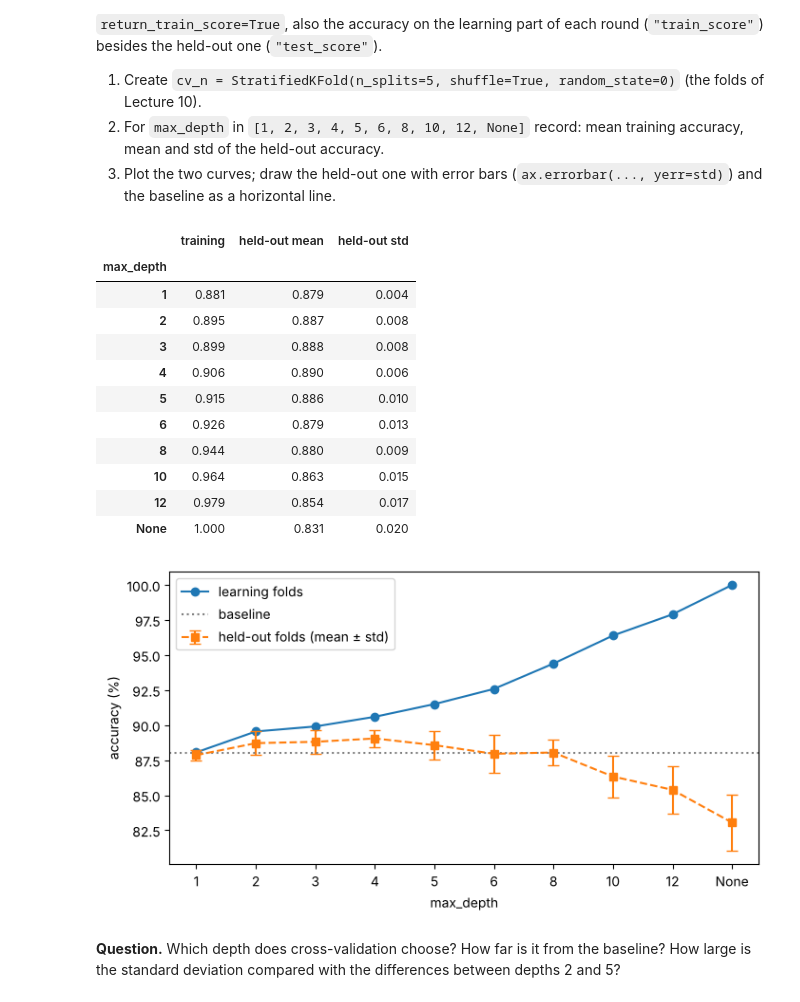
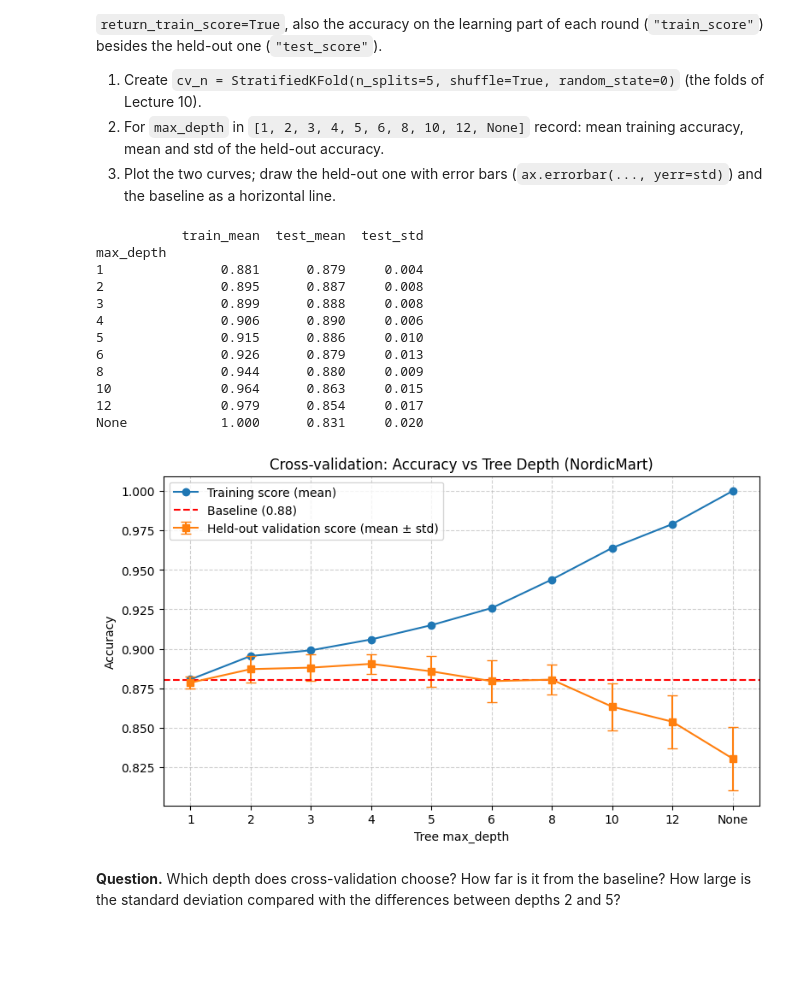
Before and after one commit to MercuryDCD/LAB-DATAMINING-MACHINELEARNING, a Jupyter notebook: ML_Lab/notebooks/lab02-dt/lab02-dt-dani.ipynb, the cells around one changed output. Saved outputs shown, nothing was run; the diff lists cells and outputs as text; code cells hidden in the pictures; blank space fills up the shorter version.

```diff
--- a/ML_Lab/notebooks/lab02-dt/lab02-dt-dani.ipynb
+++ b/ML_Lab/notebooks/lab02-dt/lab02-dt-dani.ipynb
@@ -712,4 +805,18 @@ Print depth and number of leaves, training and test accuracy, and compare with t
 Then show the cross-table of actual vs predicted classes on the test set (`pd.crosstab`, as in Lab 1).
 # %%
 # your code here
+tree = DecisionTreeClassifier(random_state=0)
+tree.fit(X_train_n, y_train_n)
+
+print(f"Leaves: {tree.get_n_leaves()} | Depth: {tree.get_depth()}")
+
+train_acc = tree.score(X_train_n, y_train_n)
+test_acc = tree.score(X_test_n, y_test_n)
+print(f"Train accuracy:    {train_acc:.4f} ({train_acc:.1%})")
+print(f"Test accuracy:     {test_acc:.4f} ({test_acc:.1%})")
+print(f"Baseline accuracy: {baseline_acc:.4f} ({baseline_acc:.1%})")
+
+y_pred_n = tree.predict(X_test_n)
+print("\nTest set cross-table (actual vs predicted):")
+print(pd.crosstab(y_test_n, y_pred_n, rownames=["actual"], colnames=["predicted"]))
 # %% [output]
@@ -733,23 +856,52 @@ on the learning part of each round (`"train_score"`) besides the held-out one (`
 1. Plot the two curves; draw the held-out one with error bars (`ax.errorbar(..., yerr=std)`) and the baseline as a horizontal line.
 # %%
 # your code here
+cv_n = StratifiedKFold(n_splits=5, shuffle=True, random_state=0)
+max_depth = [1, 2, 3, 4, 5, 6, 8, 10, 12, None]
+
+rows = []
+for d in max_depth:
+    res = cross_validate(
+        DecisionTreeClassifier(max_depth=d, random_state=0),
+        X_train_n, y_train_n, cv=cv_n, return_train_score=True
+    )
+    rows.append({
+        "max_depth": str(d),
+        "train_mean": res["train_score"].mean(),
+        "test_mean": res["test_score"].mean(),
+        "test_std": res["test_score"].std()
+    })
+
+df_cv_results = pd.DataFrame(rows).set_index("max_depth")
+print(df_cv_results.round(4))
 # %% [output]
-|  | training | held-out mean | held-out std |
-| max_depth |  |  |  |
-| 1 | 0.881 | 0.879 | 0.004 |
-| 2 | 0.895 | 0.887 | 0.008 |
-| 3 | 0.899 | 0.888 | 0.008 |
-| 4 | 0.906 | 0.890 | 0.006 |
-| 5 | 0.915 | 0.886 | 0.010 |
-| 6 | 0.926 | 0.879 | 0.013 |
-| 8 | 0.944 | 0.880 | 0.009 |
-| 10 | 0.964 | 0.863 | 0.015 |
-| 12 | 0.979 | 0.854 | 0.017 |
-| None | 1.000 | 0.831 | 0.020 |
+           train_mean  test_mean  test_std
+max_depth
+1               0.881      0.879     0.004
+2               0.895      0.887     0.008
+3               0.899      0.888     0.008
+4               0.906      0.890     0.006
+5               0.915      0.886     0.010
+6               0.926      0.879     0.013
+8               0.944      0.880     0.009
+10              0.964      0.863     0.015
+12              0.979      0.854     0.017
+None            1.000      0.831     0.020
 # %%
 # your code here
+plt.figure(figsize=(9, 5))
+x = df_cv_results.index
+plt.plot(x, df_cv_results["train_mean"], marker="o", label="Training score (mean)")
+plt.errorbar(x, df_cv_results["test_mean"], yerr=df_cv_results["test_std"], marker="s", capsize=4, label="Held-out validation score (mean ± std)")
+plt.axhline(baseline_acc, color="red", linestyle="--", label=f"Baseline ({baseline_acc:.2f})")
+plt.xlabel("Tree max_depth")
+plt.ylabel("Accuracy")
+plt.title("Cross-validation: Accuracy vs Tree Depth (NordicMart)")
+plt.grid(True, linestyle="--", alpha=0.6)
+plt.legend()
+plt.show()
 # %% [output]
-[figure, old version]
+[figure, new version]
 # %% [markdown]
 **Question.** Which depth does cross-validation choose? How far is it from the baseline? How large is the standard deviation
 compared with the differences between depths 2 and 5?
```
Also changed, not shown: parts of 27 cells of this notebook.
